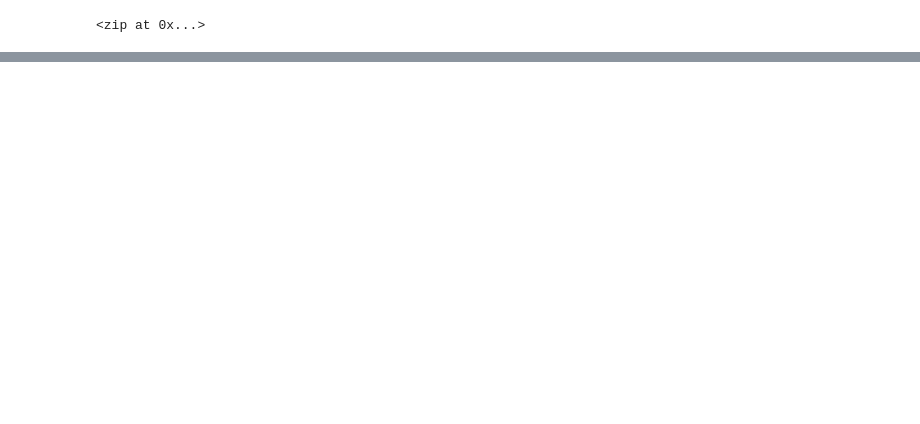
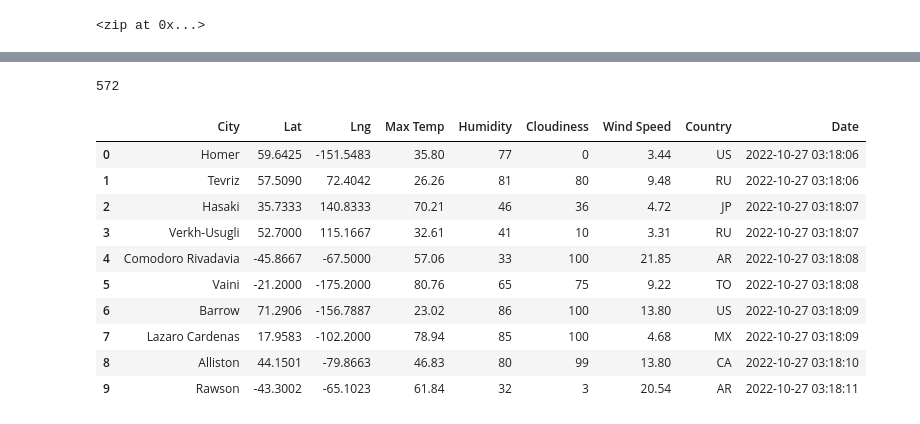
Before and after one commit to DebDawg/World_Weather_Analysis, a Jupyter notebook: World_Weather_Analysis/WeatherPy.ipynb, the cells around one changed output, grey strips where cells are left out. Drawn from its saved outputs; the diff is of its cells as text; code cells hidden in the pictures; blank space fills up the shorter version.

```diff
--- a/World_Weather_Analysis/WeatherPy.ipynb
+++ b/World_Weather_Analysis/WeatherPy.ipynb
@@ -58,0 +63,4 @@ len(cities)
+# %%
+# Starting URL for Weather Map API Call.
+url = "http://api.openweathermap.org/data/2.5/weather?units=Imperial&APPID=" + weather_api_key
+print(url)
@@ -58,0 +157,20 @@ len(cities)
+# %%
+len(city_data)
+# %% [output]
+572
+# %%
+# Convert the array of dictionaries to a Pandas DataFrame.
+city_data_df = pd.DataFrame(city_data)
+city_data_df.head(10)
+# %% [output]
+|  | City | Lat | Lng | Max Temp | Humidity | Cloudiness | Wind Speed | Country | Date |
+| 0 | Homer | 59.6425 | -151.5483 | 35.80 | 77 | 0 | 3.44 | US | 2022-10-27 03:18:06 |
+| 1 | Tevriz | 57.5090 | 72.4042 | 26.26 | 81 | 80 | 9.48 | RU | 2022-10-27 03:18:06 |
+| 2 | Hasaki | 35.7333 | 140.8333 | 70.21 | 46 | 36 | 4.72 | JP | 2022-10-27 03:18:07 |
+| 3 | Verkh-Usugli | 52.7000 | 115.1667 | 32.61 | 41 | 10 | 3.31 | RU | 2022-10-27 03:18:07 |
+| 4 | Comodoro Rivadavia | -45.8667 | -67.5000 | 57.06 | 33 | 100 | 21.85 | AR | 2022-10-27 03:18:08 |
+| 5 | Vaini | -21.2000 | -175.2000 | 80.76 | 65 | 75 | 9.22 | TO | 2022-10-27 03:18:08 |
+| 6 | Barrow | 71.2906 | -156.7887 | 23.02 | 86 | 100 | 13.80 | US | 2022-10-27 03:18:09 |
+| 7 | Lazaro Cardenas | 17.9583 | -102.2000 | 78.94 | 85 | 100 | 4.68 | MX | 2022-10-27 03:18:09 |
+| 8 | Alliston | 44.1501 | -79.8663 | 46.83 | 80 | 99 | 13.80 | CA | 2022-10-27 03:18:10 |
+| 9 | Rawson | -43.3002 | -65.1023 | 61.84 | 32 | 3 | 20.54 | AR | 2022-10-27 03:18:11 |
```
Also changed, not shown: parts of 9 cells of this notebook.
